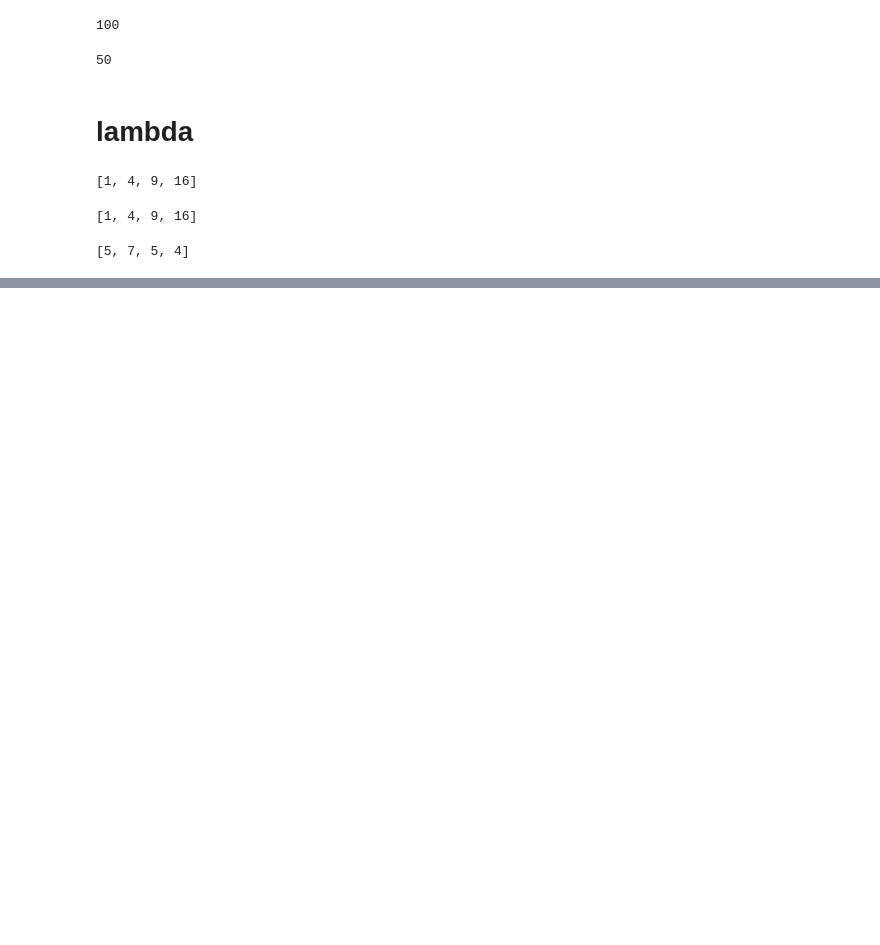
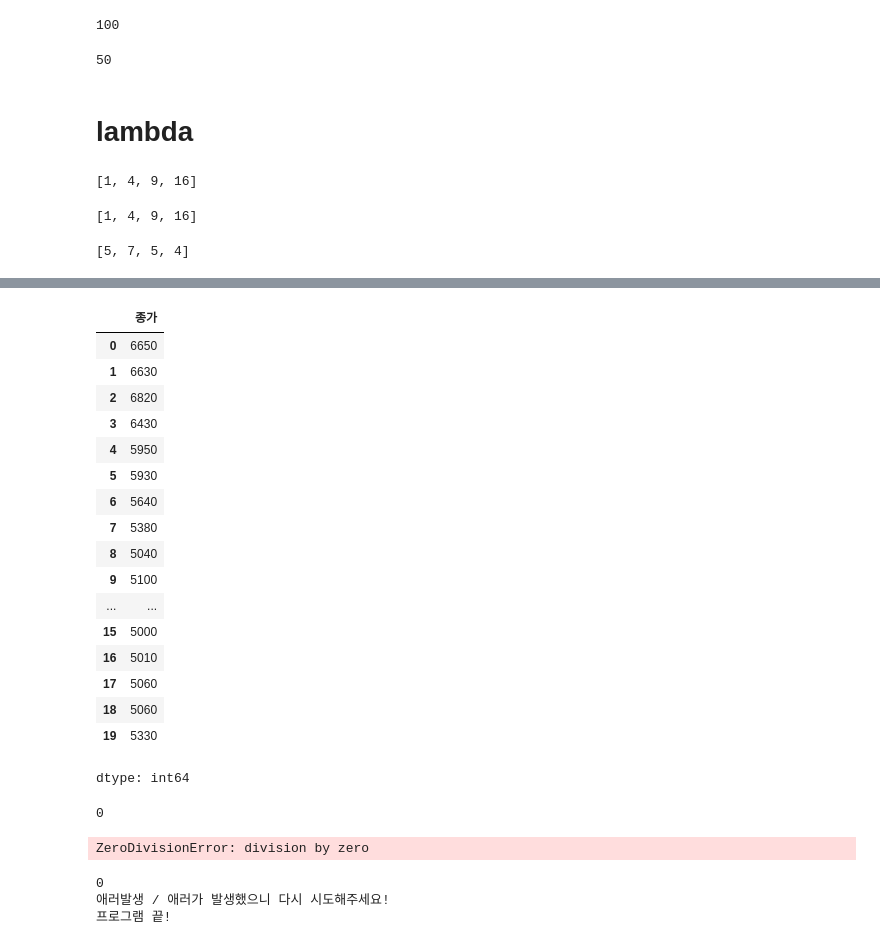
Before and after one commit to JUHONGBAE/python_example, a Jupyter notebook: 0514_python.ipynb, the cells around one changed output, grey strips where cells are left out. Drawn from its saved outputs; the diff is of its cells as text; code cells hidden in the pictures; blank space fills up the shorter version.

```diff
--- a/0514_python.ipynb
+++ b/0514_python.ipynb
@@ -2766,0 +3397,27 @@ print(result)
+# %%
+import pandas as pd
+
+
+data = pd.read_html('https://paullab.co.kr/stock.html')
+# 위와 같은 책 제목 등은 안되고, table형태로 만들어져 있어야만 가능!
+data[3]
+data[3]['종가']
+# %% [output]
+|  | 종가 |
+| 0 | 6650 |
+| 1 | 6630 |
+| 2 | 6820 |
+| 3 | 6430 |
+| 4 | 5950 |
+| 5 | 5930 |
+| 6 | 5640 |
+| 7 | 5380 |
+| 8 | 5040 |
+| 9 | 5100 |
+| ... | ... |
+| 15 | 5000 |
+| 16 | 5010 |
+| 17 | 5060 |
+| 18 | 5060 |
+| 19 | 5330 |
+dtype: int64
@@ -2766,0 +3433,23 @@ print(result)
+# %%
+    for i in range(10):
+        print(i)
+        1/0
+# %% [output]
+0
+ZeroDivisionError: division by zero
+# %%
+# 예외처리
+# 별표 4개
+
+try:
+    for i in range(10):
+        print(i)
+        1/0
+except:
+    print('애러발생 / 애러가 발생했으니 다시 시도해주세요!')
+
+print('프로그램 끝!')
+# %% [output]
+0
+애러발생 / 애러가 발생했으니 다시 시도해주세요!
+프로그램 끝!
```
Also changed, not shown: parts of 71 cells of this notebook.
